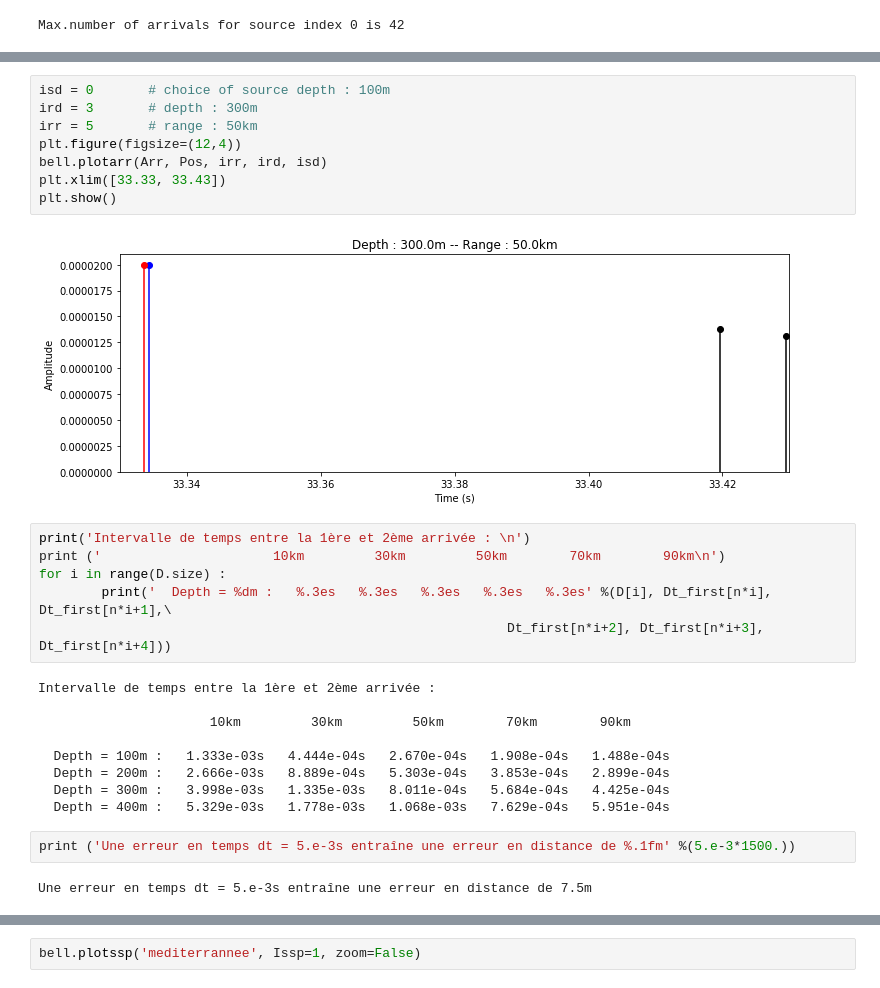
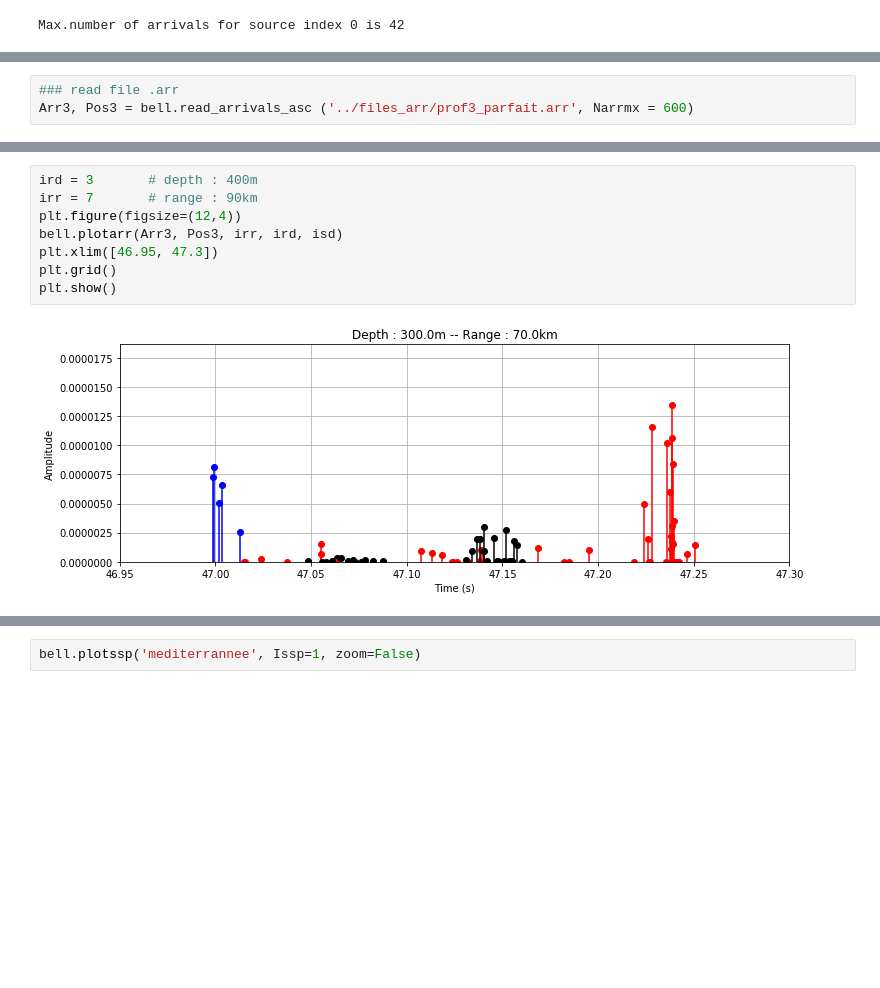
Before and after one commit to ponchama/Cognac_Acoustique, a Jupyter notebook: Bellhop/Partie4_Cramer_Rao/Reponses_impulsionnelles.ipynb, the cells around one changed output, grey strips where cells are left out. Saved outputs shown, nothing was run; the diff lists cells and outputs as text; blank space fills up the shorter version.

```diff
--- a/Bellhop/Partie4_Cramer_Rao/Reponses_impulsionnelles.ipynb
+++ b/Bellhop/Partie4_Cramer_Rao/Reponses_impulsionnelles.ipynb
@@ -111,0 +526,3 @@ Nombre d'arrivées :
+# %%
+### read file .arr
+Arr3, Pos3 = bell.read_arrivals_asc ('../files_arr/prof3_parfait.arr', Narrmx = 600)
@@ -112,29 +548,10 @@ Nombre d'arrivées :
 # %%
-isd = 0       # choice of source depth : 100m
-ird = 3       # depth : 300m
-irr = 5       # range : 50km
+ird = 3       # depth : 400m
+irr = 7       # range : 90km
 plt.figure(figsize=(12,4))
-bell.plotarr(Arr, Pos, irr, ird, isd)
-plt.xlim([33.33, 33.43])
+bell.plotarr(Arr3, Pos3, irr, ird, isd)
+plt.xlim([46.95, 47.3])
+plt.grid()
 plt.show()
 # %% [output]
-[figure, old version]
+[figure, new version]
-# %%
-print('Intervalle de temps entre la 1ère et 2ème arrivée : \n')
-print ('                      10km         30km         50km        70km        90km\n')
-for i in range(D.size) :
-        print('  Depth = %dm :   %.3es   %.3es   %.3es   %.3es   %.3es' %(D[i], Dt_first[n*i], Dt_first[n*i+1],\
-                                                            Dt_first[n*i+2], Dt_first[n*i+3], Dt_first[n*i+4]))
-# %% [output]
-Intervalle de temps entre la 1ère et 2ème arrivée :
-
-                      10km         30km         50km        70km        90km
-
-  Depth = 100m :   1.333e-03s   4.444e-04s   2.670e-04s   1.908e-04s   1.488e-04s
-  Depth = 200m :   2.666e-03s   8.889e-04s   5.303e-04s   3.853e-04s   2.899e-04s
-  Depth = 300m :   3.998e-03s   1.335e-03s   8.011e-04s   5.684e-04s   4.425e-04s
-  Depth = 400m :   5.329e-03s   1.778e-03s   1.068e-03s   7.629e-04s   5.951e-04s
-# %%
-print ('Une erreur en temps dt = 5.e-3s entraîne une erreur en distance de %.1fm' %(5.e-3*1500.))
-# %% [output]
-Une erreur en temps dt = 5.e-3s entraîne une erreur en distance de 7.5m
```
Also changed, not shown: parts of 63 cells of this notebook, 1 other file.
